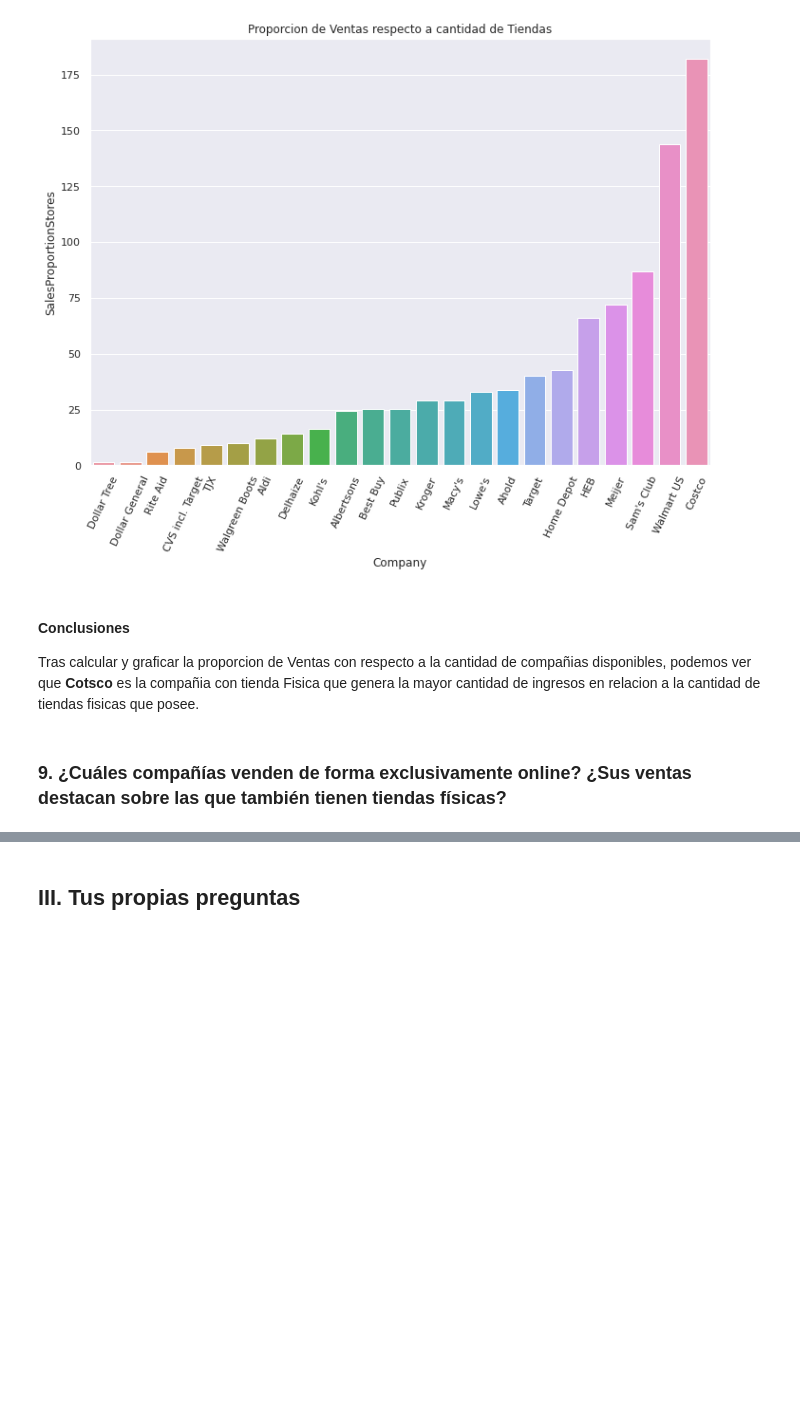
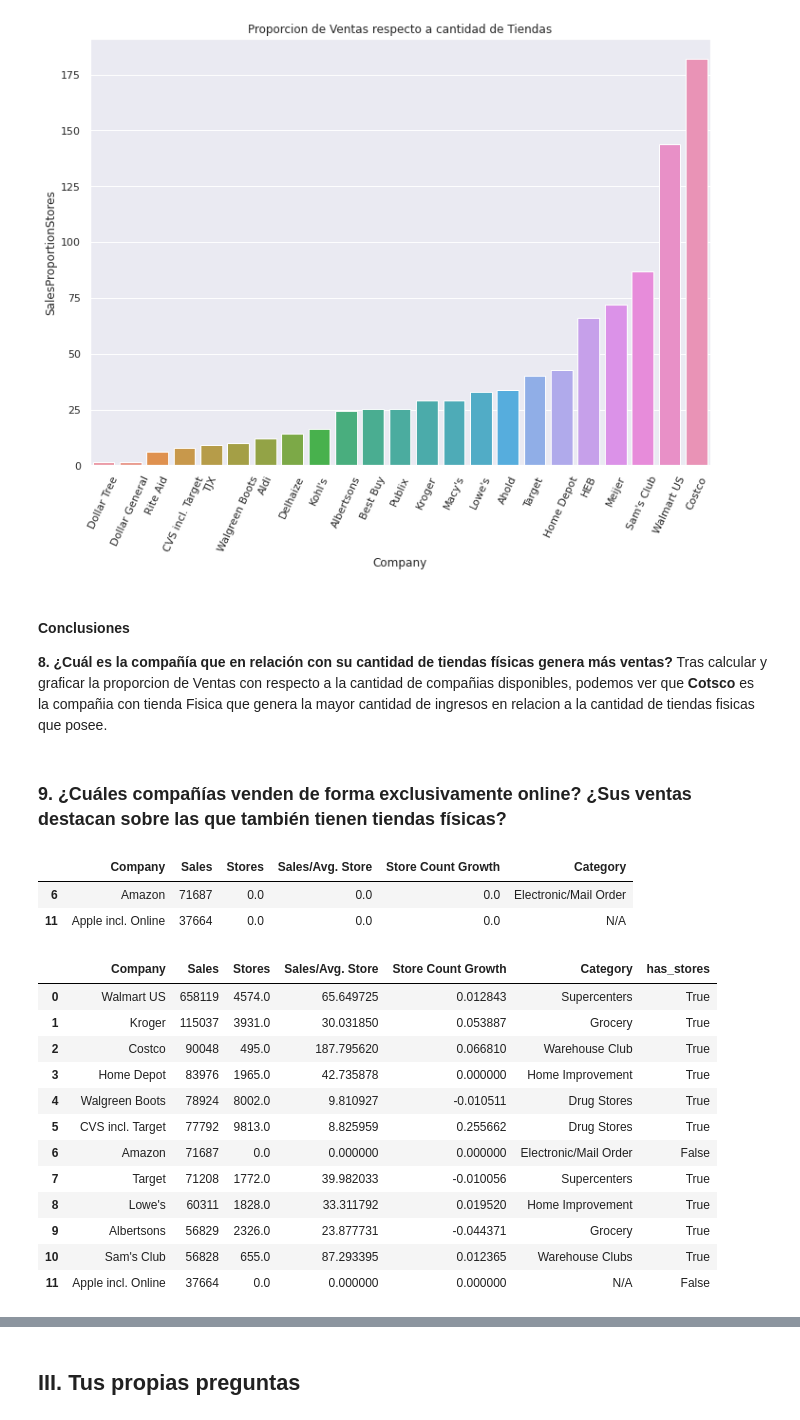
Before and after one commit to LuisReyes98/platzi-datacademy-proyecto, a Jupyter notebook: proyecto_datacademy.ipynb, the cells around one changed output, grey strips where cells are left out. Drawn from its saved outputs; the diff is of its cells as text; code cells hidden in the pictures; blank space fills up the shorter version.

```diff
--- a/proyecto_datacademy.ipynb
+++ b/proyecto_datacademy.ipynb
@@ -839,7 +839,31 @@ Text(0.5, 1.0, 'Proporcion de Ventas respecto a cantidad de Tiendas')
 [figure]
 # %% [markdown]
 #### Conclusiones
-
+**8. ¿Cuál es la compañía que en relación con su cantidad de tiendas físicas genera más ventas?**
 Tras calcular y graficar la proporcion de Ventas con respecto a la cantidad de compañias disponibles, podemos ver que **Cotsco** es la compañia con tienda Fisica que genera la mayor cantidad de ingresos en relacion a la cantidad de tiendas fisicas que posee.
 # %% [markdown]
 ### 9. ¿Cuáles compañías venden de forma exclusivamente online? ¿Sus ventas destacan sobre las que también tienen tiendas físicas?
+# %%
+df_clean[df_clean['Stores'] == 0]
+# %% [output]
+|  | Company | Sales | Stores | Sales/Avg. Store | Store Count Growth | Category |
+| 6 | Amazon | 71687 | 0.0 | 0.0 | 0.0 | Electronic/Mail Order |
+| 11 | Apple incl. Online | 37664 | 0.0 | 0.0 | 0.0 | N/A |
+# %%
+df_clean = df_clean.sort_values(by='Sales', ascending=False)
+df_clean['has_stores'] = df_clean['Stores'] > 0
+df_clean.head(12)
+# %% [output]
+|  | Company | Sales | Stores | Sales/Avg. Store | Store Count Growth | Category | has_stores |
+| 0 | Walmart US | 658119 | 4574.0 | 65.649725 | 0.012843 | Supercenters | True |
+| 1 | Kroger | 115037 | 3931.0 | 30.031850 | 0.053887 | Grocery | True |
+| 2 | Costco | 90048 | 495.0 | 187.795620 | 0.066810 | Warehouse Club | True |
+| 3 | Home Depot | 83976 | 1965.0 | 42.735878 | 0.000000 | Home Improvement | True |
+| 4 | Walgreen Boots | 78924 | 8002.0 | 9.810927 | -0.010511 | Drug Stores | True |
+| 5 | CVS incl. Target | 77792 | 9813.0 | 8.825959 | 0.255662 | Drug Stores | True |
+| 6 | Amazon | 71687 | 0.0 | 0.000000 | 0.000000 | Electronic/Mail Order | False |
+| 7 | Target | 71208 | 1772.0 | 39.982033 | -0.010056 | Supercenters | True |
+| 8 | Lowe's | 60311 | 1828.0 | 33.311792 | 0.019520 | Home Improvement | True |
+| 9 | Albertsons | 56829 | 2326.0 | 23.877731 | -0.044371 | Grocery | True |
+| 10 | Sam's Club | 56828 | 655.0 | 87.293395 | 0.012365 | Warehouse Clubs | True |
+| 11 | Apple incl. Online | 37664 | 0.0 | 0.000000 | 0.000000 | N/A | False |
```
Also changed, not shown: parts of 4 cells of this notebook, 1 other file.
